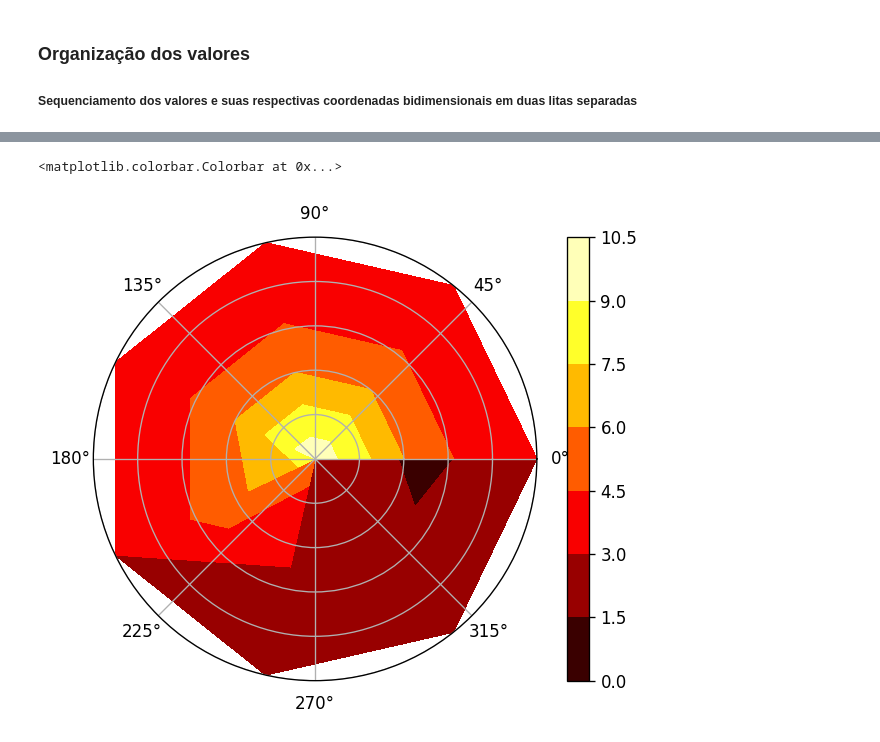
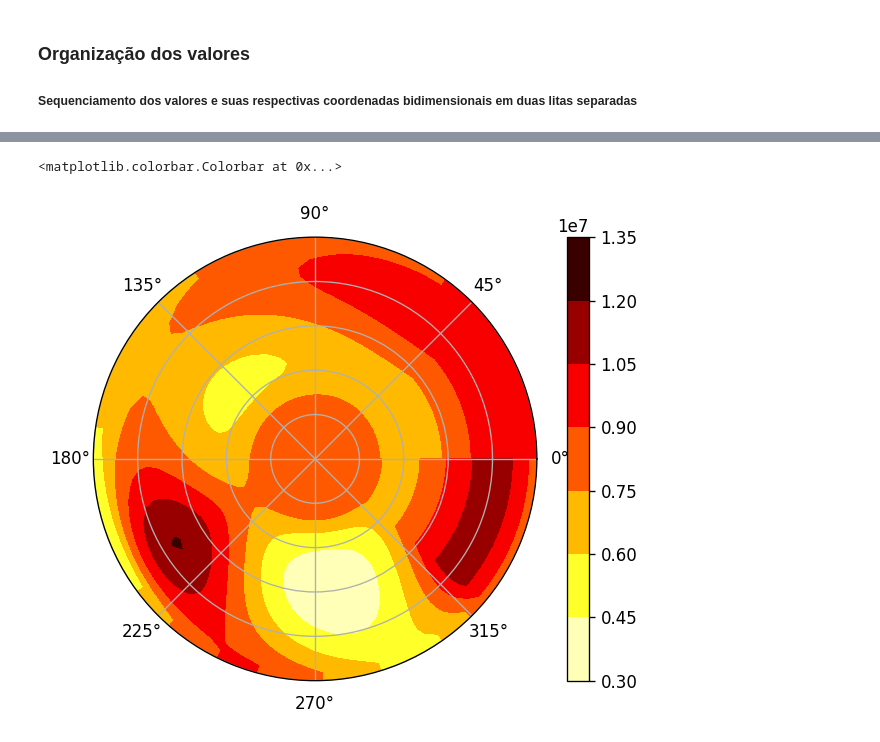
Before and after one commit to igordantasgf/analise_dados_microambientais, a Jupyter notebook: fly_eye_visualize.ipynb, the cells around one changed output, grey strips where cells are left out. Drawn from its saved outputs; the diff is of its cells as text; code cells hidden in the pictures.

Commit message:
optimização, falta ajustar a interpolação para circular e atualizar função para mais atual

```diff
--- a/fly_eye_visualize.ipynb
+++ b/fly_eye_visualize.ipynb
@@ -52,0 +51,20 @@ teste=[[10,10,10,10,8,5,3,3],[5,5,5,5,5,3,2,1],[3,3,3,3,3,3,3,3]]
+# %%
+from scipy.interpolate import interp2d
+
+# Definindo a matriz original
+matriz_original = gerar_valores(labmim_backup, 0)
+
+# Definindo as coordenadas dos valores na nova matriz
+coordenadas = np.array([[[28,11],[28,22],[28,33],[28,44],[28,55],[28,66],[28,77],[28,88]],
+                        [[25,11],[25,22],[25,33],[25,44],[25,55],[25,66],[25,77],[25,88]],
+                        [[7,11],[7,22],[7,33],[7,44],[7,55],[7,66],[7,77],[7,88]]])
+
+# Definindo a grade da nova matriz
+x_new = np.linspace(0, 99, 100)
+y_new = np.linspace(0, 29, 30)
+
+# Criando uma função interpoladora
+f = interp2d(coordenadas[:, :, 1], coordenadas[:, :, 0], matriz_original, kind='cubic')
+
+# Aplicando a função interpoladora na nova grade
+nova_matriz = f(x_new, y_new)
@@ -53,23 +89,22 @@ teste=[[10,10,10,10,8,5,3,3],[5,5,5,5,5,3,2,1],[3,3,3,3,3,3,3,3]]
 # %%
-#https://stackoverflow.com/questions/31051882/matplotlib-density-plot-in-polar-coordinates/31142319#31142319
-#In this example, a is you theta1...thetan, b is your r1...rn, c is your f(a, b):
-
 import numpy as np
 import matplotlib.pyplot as plt
 import matplotlib.cm as cm
 import pandas as pd
 
 #fake data:
-a = np.linspace(0,2*np.pi,8) # Sepação das partes em radianos
-b = np.linspace(0,1,3) # Camadas por distancia ao centro
+a = np.linspace(0,2*np.pi,100) # Sepação das partes em radianos
+b = np.linspace(0,1,30) # Camadas por distancia ao centro
 A, B = np.meshgrid(a, b)
-c = gerar_valores(labmim_backup, 0)
+c = nova_matriz
+
+orig_map=plt.cm.get_cmap('hot')
 
 #actual plotting
 fig, ax = plt.subplots(dpi=120,subplot_kw=dict(projection='polar'))
 ax.set_yticklabels([])
-ctf = ax.contourf(a, b, teste, cmap='hot')
+ctf = ax.contourf(a, b, c, cmap=orig_map.reversed())
 plt.colorbar(ctf)
 # %% [output]
 <matplotlib.colorbar.Colorbar at 0x...>
-[figure, old version]
+[figure, new version]
```
Also changed, not shown: parts of 2 cells of this notebook.
